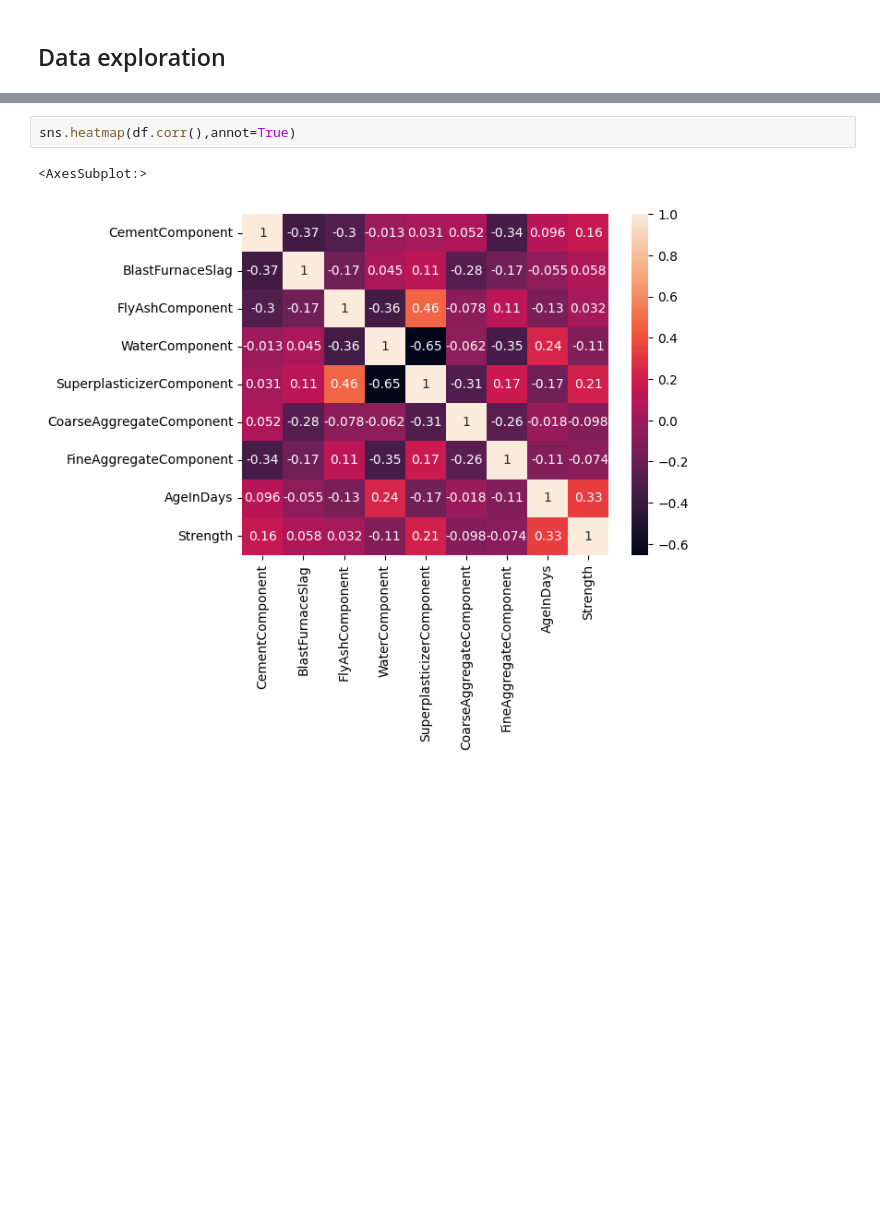
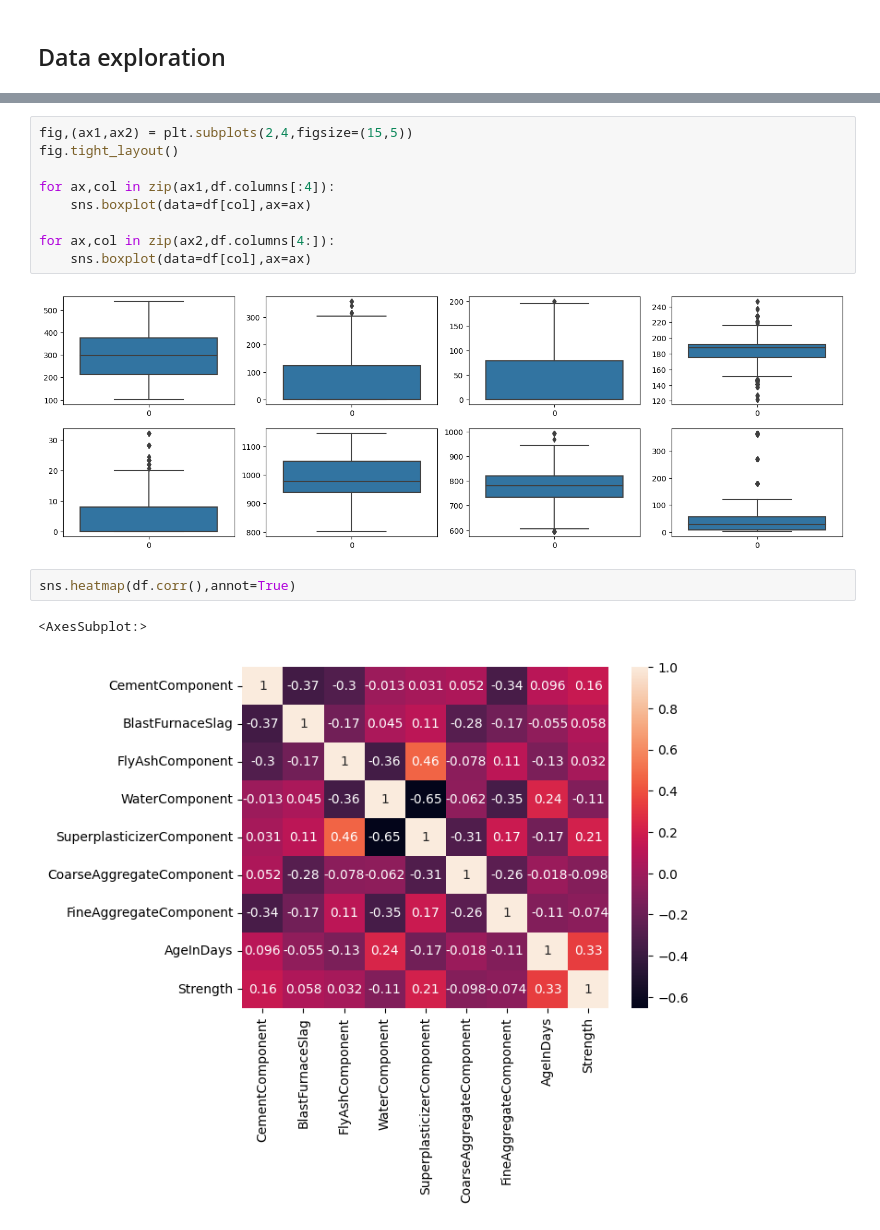
Before and after one commit to GrGLeo/Kaggle-Challenge, a Jupyter notebook: s3E9/explo.ipynb, the cells around one changed output, grey strips where cells are left out. Saved outputs shown, nothing was run; the diff lists cells and outputs as text; blank space fills up the shorter version.

```diff
--- a/s3E9/explo.ipynb
+++ b/s3E9/explo.ipynb
@@ -44,3 +65,14 @@ df.shape
+# %%
+fig,(ax1,ax2) = plt.subplots(2,4,figsize=(15,5))
+fig.tight_layout()
+
+for ax,col in zip(ax1,df.columns[:4]):
+    sns.boxplot(data=df[col],ax=ax)
+
+for ax,col in zip(ax2,df.columns[4:]):
+    sns.boxplot(data=df[col],ax=ax)
+# %% [output]
+[figure, added]
 # %%
 sns.heatmap(df.corr(),annot=True)
 # %% [output]
```
Also changed, not shown: parts of 25 cells of this notebook, 1 other file.
